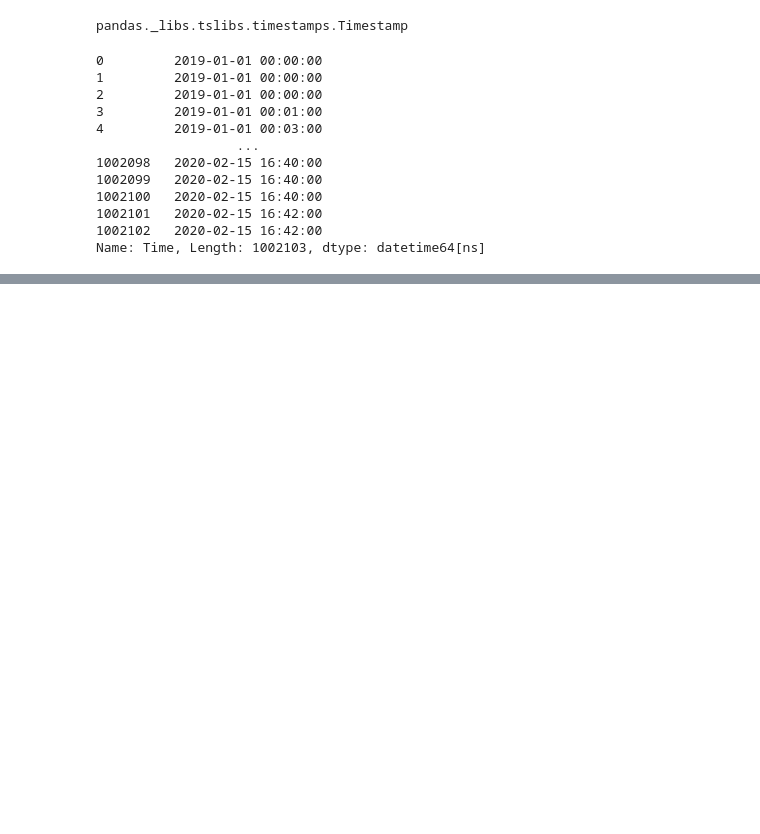
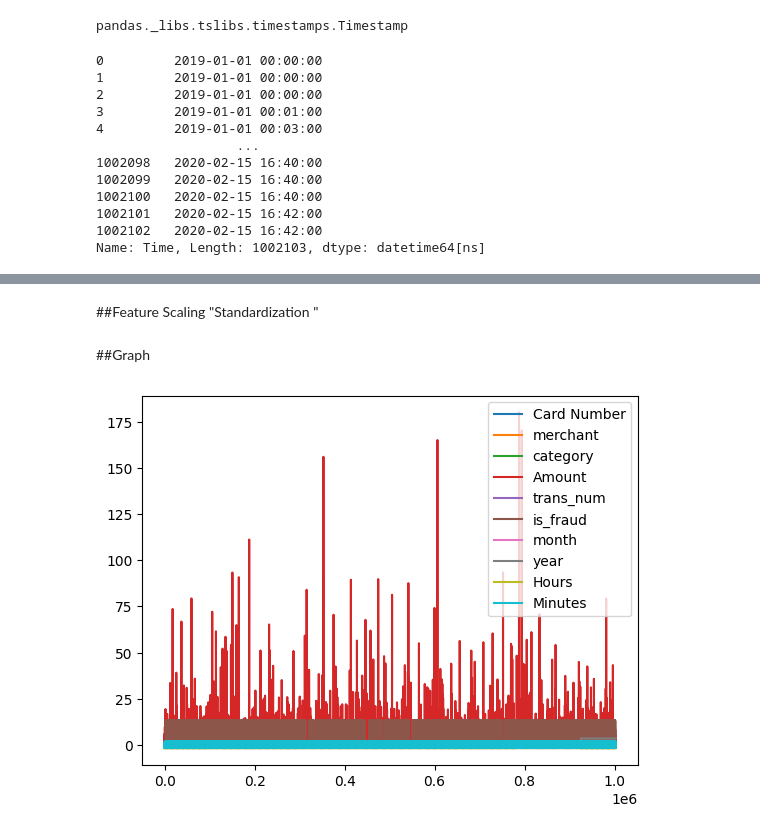
Before and after one commit to ahmedsiam0/fraud-detection, a Jupyter notebook: fraud_detection.ipynb, the cells around one changed output, grey strips where cells are left out. Drawn from its saved outputs; the diff is of its cells as text; code cells hidden in the pictures; blank space fills up the shorter version.

```diff
--- a/fraud_detection.ipynb
+++ b/fraud_detection.ipynb
@@ -138,0 +137,3 @@ Name: Time, Length: 1002103, dtype: datetime64[ns]
+# %%
+df['month'] = df['month'].astype('int64')
+df['year'] = df['year'].astype('int64')
@@ -138,0 +151,8 @@ Name: Time, Length: 1002103, dtype: datetime64[ns]
+# %%
+df = df.drop(columns=['firstName', 'lastName', 'ID'])
+# %%
+le = LabelEncoder()
+
+df['category'] = le.fit_transform(df['category'])
+df['merchant'] = le.fit_transform(df['merchant'])
+df['trans_num'] = le.fit_transform(df['trans_num'])
@@ -138,0 +198,17 @@ Name: Time, Length: 1002103, dtype: datetime64[ns]
+# %% [markdown]
+##Feature Scaling "Standardization "
+# %%
+# Standardize the features
+scaler = StandardScaler()
+df_scaled = scaler.fit_transform(df)
+
+# Convert the NumPy array to a Pandas DataFrame
+df_scaled = pd.DataFrame(df_scaled, columns=df.columns)
+# %% [markdown]
+##Graph
+# %%
+import matplotlib.pyplot as plt
+df_scaled.plot()
+plt.show()
+# %% [output]
+[figure, added]
```
Also changed, not shown: parts of 20 cells of this notebook.
